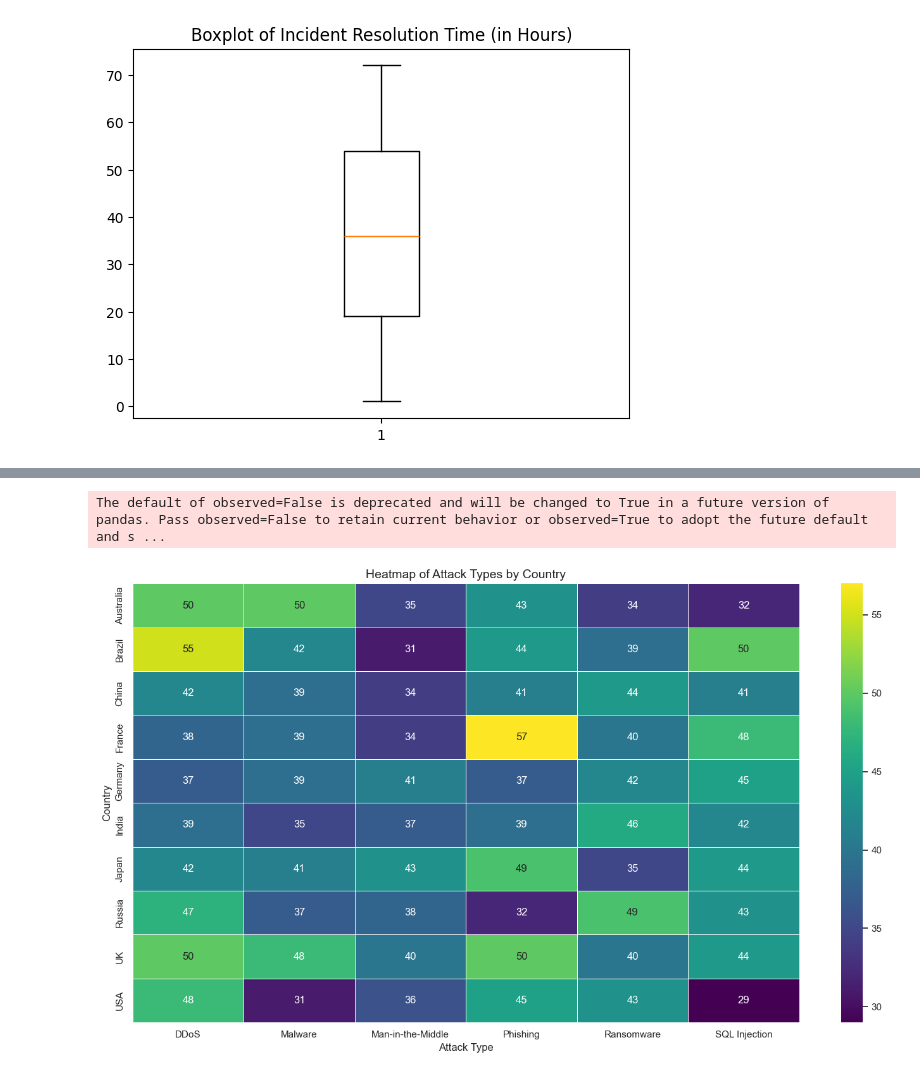
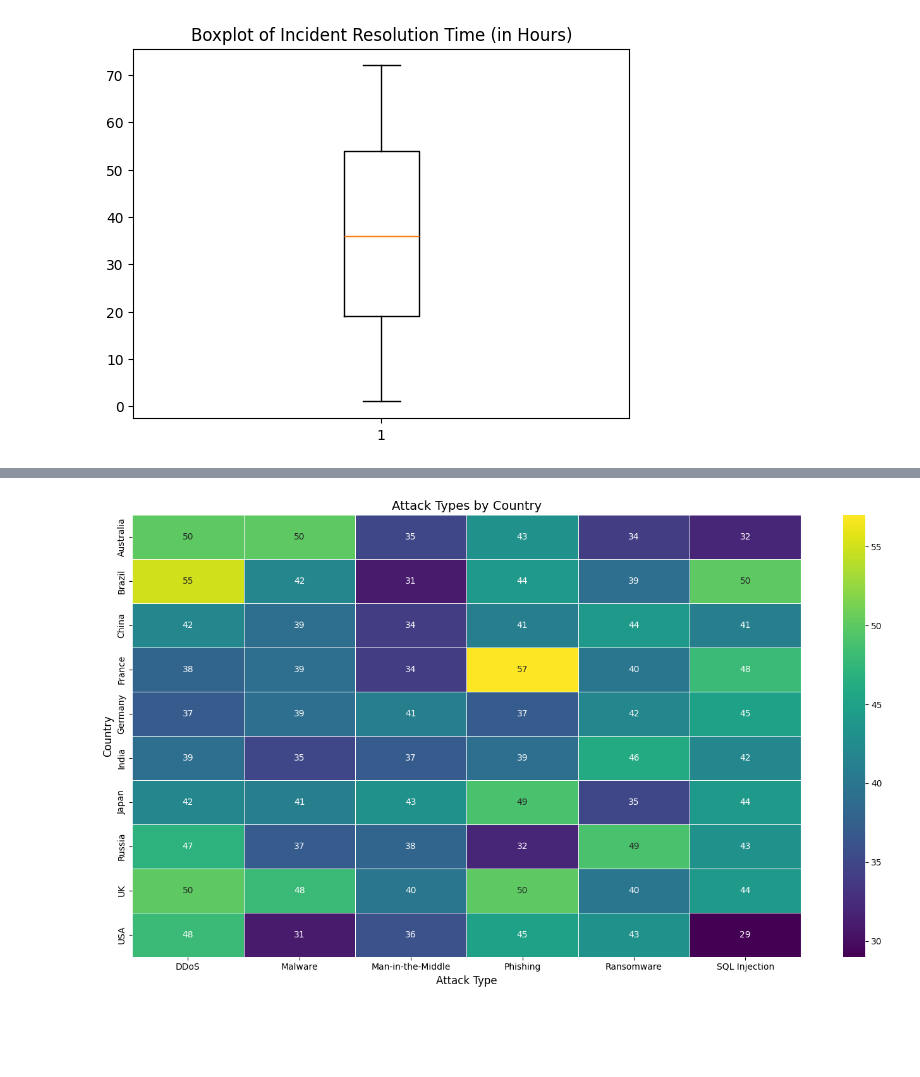
Before and after one commit to immaFrogUwU/Cyber-Security-Threats, a Jupyter notebook: Data_Storytelling_Cyber_Security_Threats.ipynb, the cells around one changed output, grey strips where cells are left out. Drawn from its saved outputs; the diff is of its cells as text; code cells hidden in the pictures; blank space fills up the shorter version.

```diff
--- a/Data_Storytelling_Cyber_Security_Threats.ipynb
+++ b/Data_Storytelling_Cyber_Security_Threats.ipynb
@@ -34,6 +32,7 @@ dtype: object
 # %% [markdown]
 ##### Correct data type
 # %%
+cybersec['Year'] = pd.to_datetime(cybersec['Year'], errors='coerce').dt.year
 categorical_cols = [
     'Attack Type',
     'Target Industry',
@@ -133,5 +131,5 @@ for feature in numeric_features:
 # %%
-incident_trends = cybersec_cleaned.groupby('Year', observed=False).size().reset_index(name='Incident Count')
+incident_trends = cybersec.groupby('Year', observed=False).size().reset_index(name='Incident Count')
 x = incident_trends['Year']
 y = incident_trends['Incident Count']
 coef = np.polyfit(x, y, 1)
@@ -518,18 +407,17 @@ Passing `palette` without assigning `hue` is deprecated and will be removed in v
 # %%
 # Nhóm dữ liệu theo Quốc Gia và Loại Tấn Công để tính tổng số vụ tấn công
 attack_by_country = cybersec_cleaned.groupby(['Country', 'Attack Type']).size().unstack(fill_value=0)
 
 # Vẽ heatmap để hiển thị số lượng vụ tấn công theo quốc gia và loại tấn công
 plt.figure(figsize=(14, 8))
 sns.heatmap(attack_by_country, annot=True, fmt='d', cmap='viridis', linewidths=0.5)
-plt.title('Heatmap of Attack Types by Country', fontsize=14)
+plt.title('Attack Types by Country', fontsize=14)
 plt.xlabel('Attack Type', fontsize=12)
 plt.ylabel('Country', fontsize=12)
 plt.tight_layout()
 plt.show()
 # %% [output]
-The default of observed=False is deprecated and will be changed to True in a future version of pandas. Pass observed=False to retain current behavior or observed=True to adopt the future default and s ...
-[figure, old version]
+[figure, new version]
 # %%
 # Tính trung bình thiệt hại tài chính theo loại tấn công
 attack_type_losses = cybersec_cleaned.groupby('Attack Type')['Financial Loss (in Million $)'].mean().reset_index()
```
Also changed, not shown: parts of 36 cells of this notebook.
